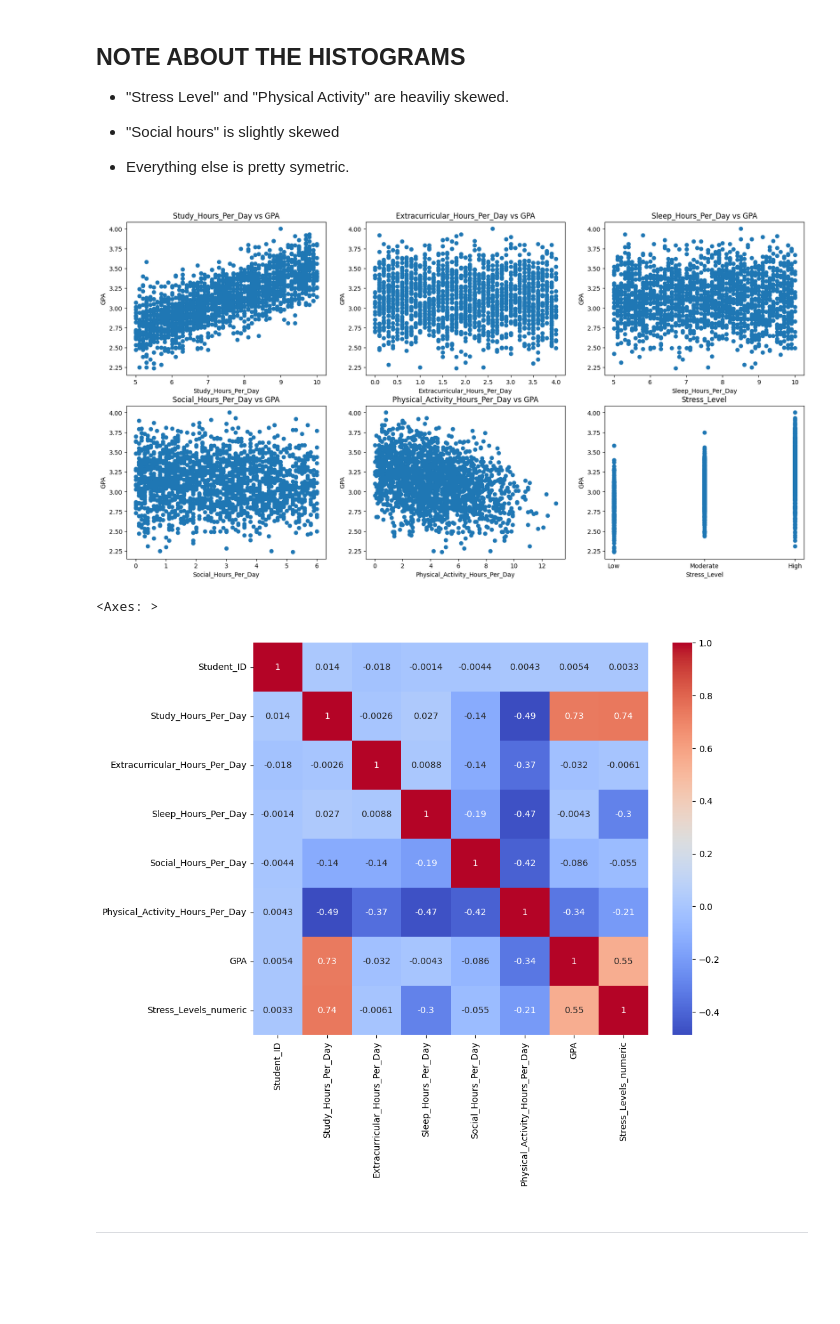
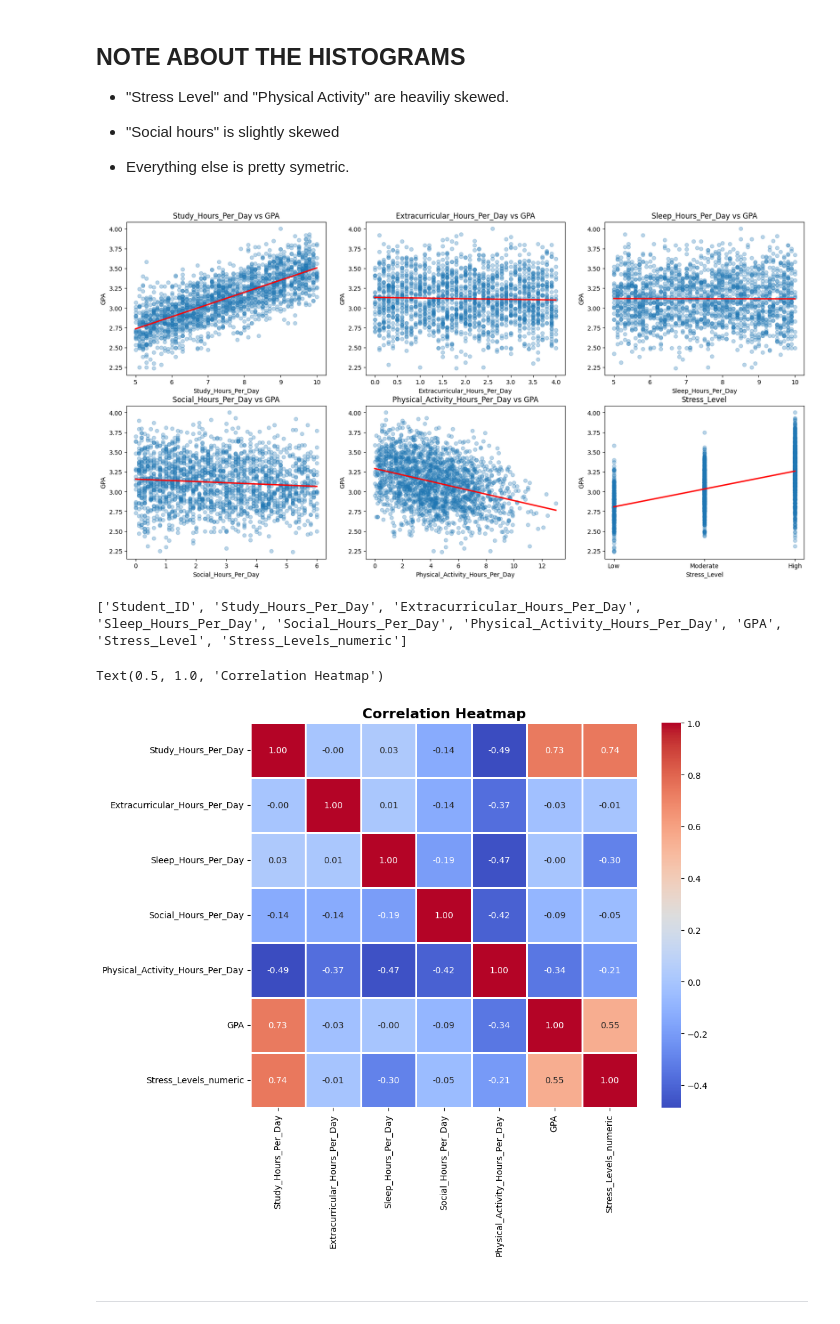
Before and after one commit to AndyFum/Data-Visualization-Final, a Jupyter notebook: final/final.ipynb, the cells around one changed output. Cells and saved outputs as stored; diff of their text form; code cells hidden in the pictures; blank space fills up the shorter version.

Commit message:
made the plots better looking

```diff
--- a/final/final.ipynb
+++ b/final/final.ipynb
@@ -83,7 +83,9 @@ fig, ax = plt.subplots(2, 3, figsize=(20, 10))
 ax = ax.flatten()
 for i, col in enumerate(columns_list):
 
-  ax[i].scatter(x = df[col], y = df['GPA'])
+  ax[i].scatter(x = df[col], y = df['GPA'], alpha = 0.3)
+  sns.regplot(x=df[col], y= df['GPA'], scatter = False, color = 'red',ci=None, ax=ax[i])
+
   ax[i].set_xlabel(col)
   ax[i].set_ylabel('GPA')
   ax[i].set_title(f"{col} vs GPA")
@@ -91,18 +93,17 @@ for i, col in enumerate(columns_list):
 # doing the same thing for stress level cuz the xticks arent in order
 remap = {'Low': 1, 'Moderate': 2, 'High': 3}
 temp = df['Stress_Level'].map(remap)
-ax[5].scatter(x = temp, y = df['GPA'])
+ax[5].scatter(x = temp, y = df['GPA'], alpha = 0.3)
+sns.regplot(x=temp, y= df['GPA'], scatter = False, color = 'red',ci=None, ax=ax[5])
 ax[5].set_xlabel('Stress_Level')
 ax[5].set_ylabel('GPA')
 ax[5].set_xticks([1,2,3])
 ax[5].set_xticklabels(['Low', 'Moderate', 'High'])
 ax[5].set_title("Stress_Level")
 
-# fig.delaxes(ax[-1]) #deleting the spare subplot
-
 plt.show()
 # %% [output]
-[figure, old version]
+[figure, new version]
 # %%
 # doing this so can i can see stress_level on the correlation matrix
 
@@ -111,12 +112,25 @@ df['Stress_Levels_numeric'] = df['Stress_Level'].map({
     'Moderate': 2,
     'High': 3
 })
+# %%
+print(df.columns.tolist())
+# %% [output]
+['Student_ID', 'Study_Hours_Per_Day', 'Extracurricular_Hours_Per_Day', 'Sleep_Hours_Per_Day', 'Social_Hours_Per_Day', 'Physical_Activity_Hours_Per_Day', 'GPA', 'Stress_Level', 'Stress_Levels_numeric']
 # %%
-plt.figure(figsize=(10, 8))
-sns.heatmap(df.corr(numeric_only=True), annot=True, cmap='coolwarm')
+fig, ax = plt.subplots(figsize=(10, 8))
+sns.heatmap(df[['Study_Hours_Per_Day', 'Extracurricular_Hours_Per_Day',
+                'Sleep_Hours_Per_Day', 'Social_Hours_Per_Day', 'Physical_Activity_Hours_Per_Day',
+                'GPA', 'Stress_Levels_numeric']].corr(),
+                fmt = '.2f',
+                  annot=True,
+                  cmap='coolwarm',
+                    linecolor='white',
+                    linewidths=1
+                  )
+ax.set_title("Correlation Heatmap", fontweight='bold', fontsize=16)
 # %% [output]
-<Axes: >
+Text(0.5, 1.0, 'Correlation Heatmap')
-[figure, old version]
+[figure, new version]
 # %% [markdown]
 ------------------------------------------------------------------------------------------------------------------------
 # %% [markdown]
```
Also changed, not shown: parts of 12 cells of this notebook.
